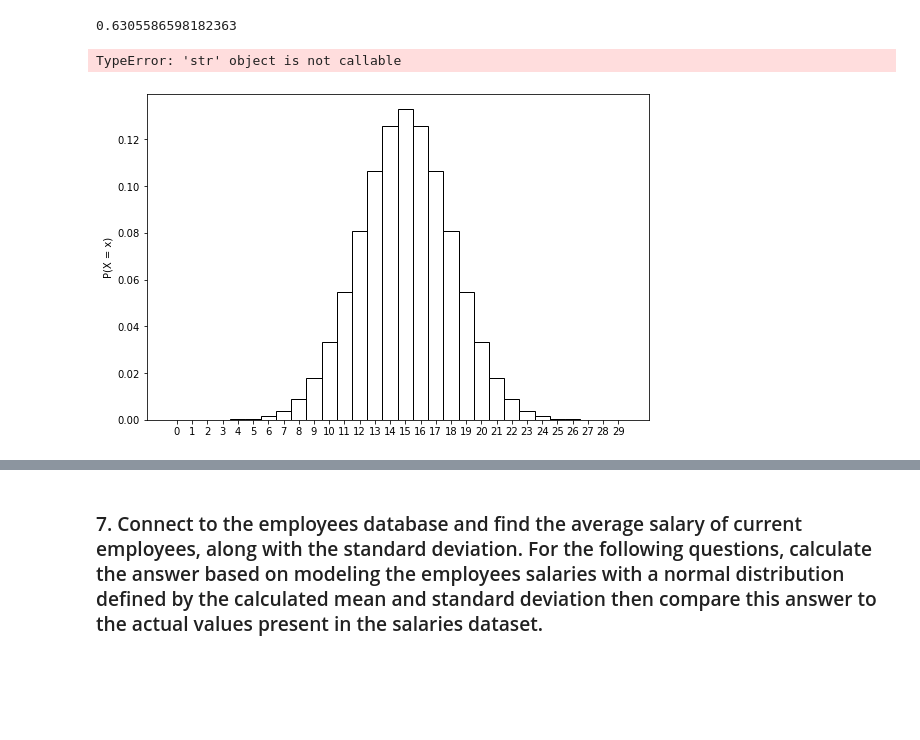
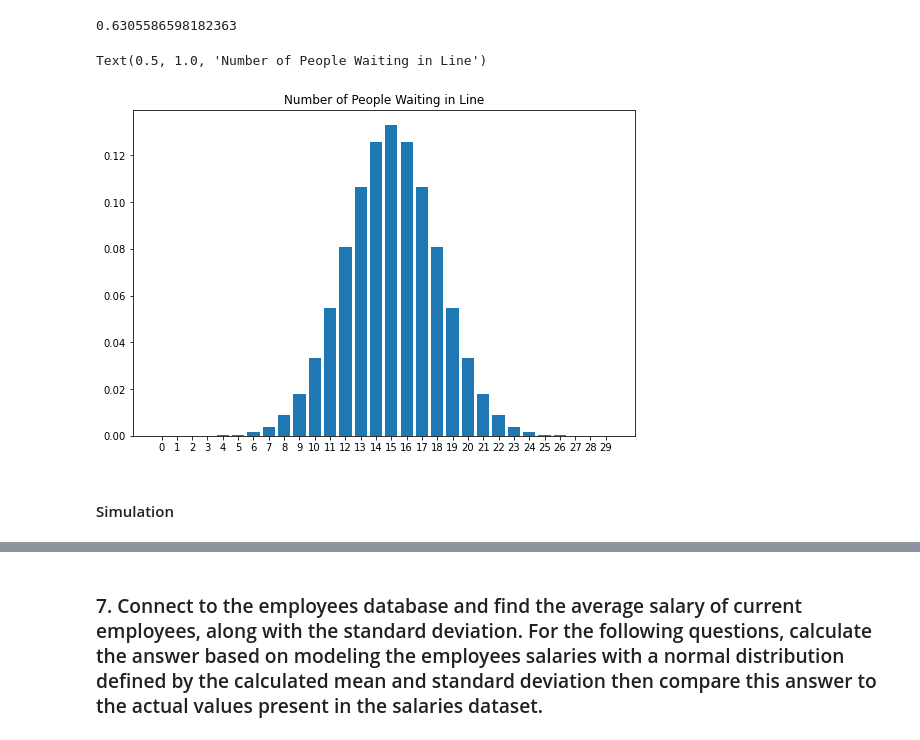
Before and after one commit to Jason-Tellez/statistics-exercises, a Jupyter notebook: probability_distributions.ipynb, the cells around one changed output, grey strips where cells are left out. Cells and saved outputs as stored; diff of their text form; code cells hidden in the pictures; blank space fills up the shorter version.

```diff
--- a/probability_distributions.ipynb
+++ b/probability_distributions.ipynb
@@ -257,13 +249,12 @@ array([['clean', 'messy', 'messy', 'messy', 'clean'],
 # %% [markdown]
 ### 6. You want to get lunch at La Panaderia, but notice that the line is usually very long at lunchtime. After several weeks of careful observation, you notice that the average number of people in line when your lunch break starts is normally distributed with a mean of 15 and standard deviation of 3. If it takes 2 minutes for each person to order, and 10 minutes from ordering to getting your food, what is the likelihood that you have at least 15 minutes left to eat your food before you have to go back to class? Assume you have one hour for lunch, and ignore travel time to and from La Panaderia.
 # %%
-μ = 15
-#people in line
-σ = 3
+mu = 15
+sigma = 3
 
 t_to_order = 2
 t_to_get = 10
 t_to_eat_food = 15
 lunch = 60
 # %%
-people_in_line = stats.norm(μ, σ)
+people_in_line = stats.norm(mu, sigma)
@@ -283,13 +277,14 @@ people_in_line.cdf(max_people)
 # %%
 #graph
 x = range(30)
 y = people_in_line.pdf(x)
 plt.figure(figsize=(9, 6))
-plt.bar(x, y, edgecolor='black', color='white', width=1)
+plt.bar(x, y)
 plt.xticks(x)
-plt.ylabel('P(X = x)')
-plt.xlabel("People Waiting")
+plt.title("Number of People Waiting in Line")
 # %% [output]
-TypeError: 'str' object is not callable
+Text(0.5, 1.0, 'Number of People Waiting in Line')
-[figure, old version]
+[figure, new version]
+# %% [markdown]
+#### Simulation
 # %%
```
Also changed, not shown: parts of 101 cells of this notebook.
